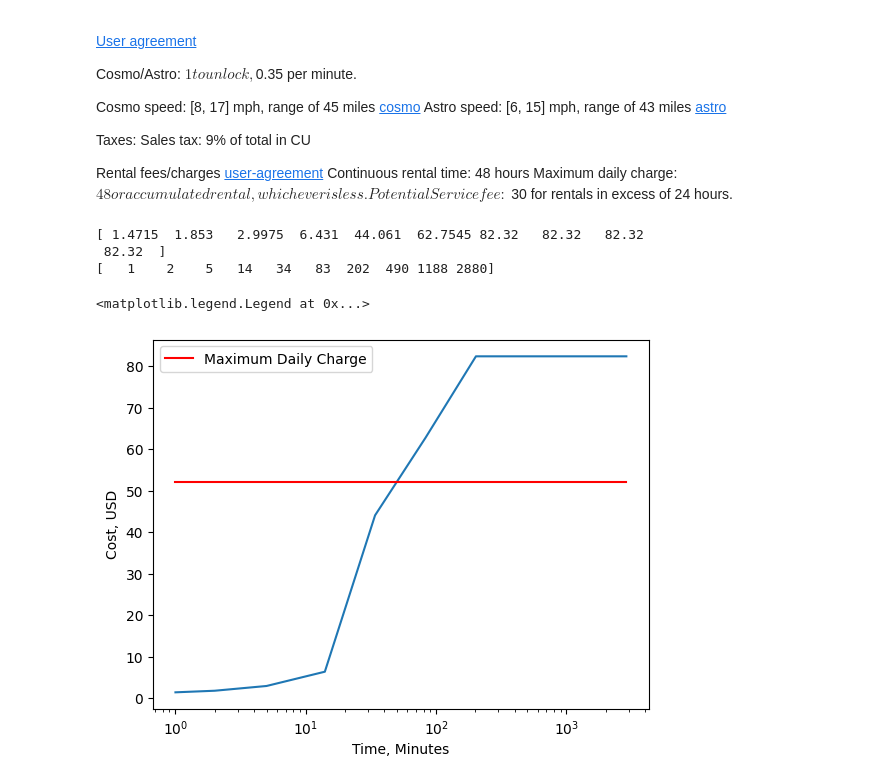
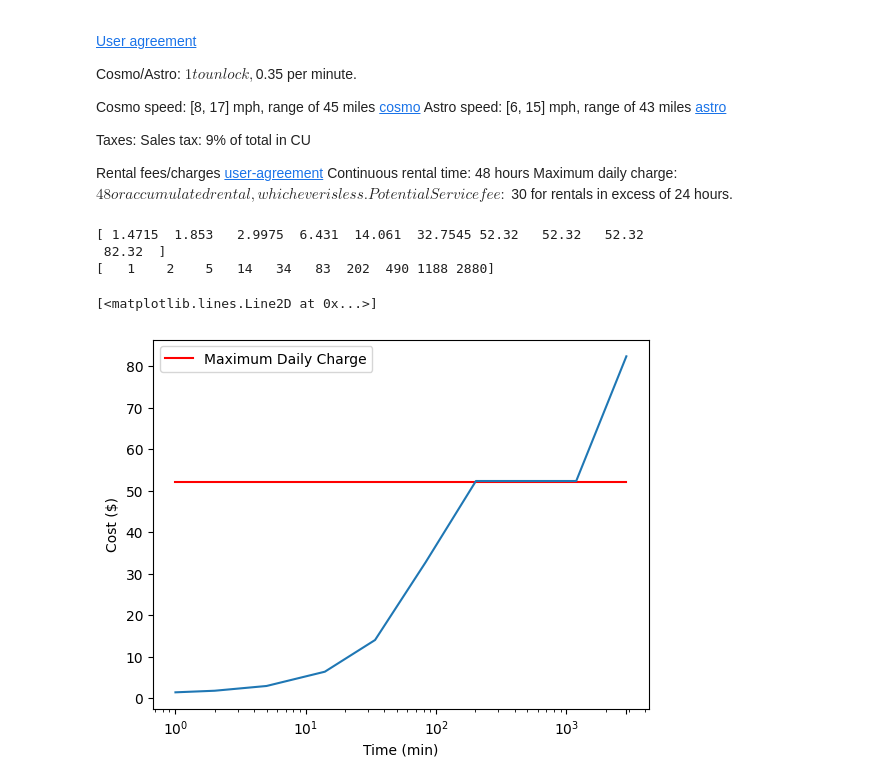
Before and after one commit to ematth/veoride-cost-analysis, a Jupyter notebook: cost-analysis.ipynb, the cells around one changed output. Cells and saved outputs as stored; diff of their text form; code cells hidden in the pictures.

Commit message:
cost efficiency, bike ranges

```diff
--- a/cost-analysis.ipynb
+++ b/cost-analysis.ipynb
@@ -20,7 +21,7 @@ Continuous rental time: 48 hours
 Maximum daily charge: $48 or accumulated rental, whichever is less.
 Potential Service fee: $30 for rentals in excess of 24 hours.
 # %%
-cost = lambda t: 1.09 * (np.minimum((1 + (0.35 * t)), 48)) + ((t > 24)*30)
+cost = lambda t: 1.09 * (np.minimum((1 + (0.35 * t)), 48)) + ((t > 24*60)*30)
 
 time = np.geomspace(start=1, stop=48*60, num=10, dtype=int)
 
@@ -28,22 +29,31 @@ time = np.geomspace(start=1, stop=48*60, num=10, dtype=int)
 print(cost(time))
 print(time)
 # %% [output]
-[ 1.4715  1.853   2.9975  6.431  44.061  62.7545 82.32   82.32   82.32
+[ 1.4715  1.853   2.9975  6.431  14.061  32.7545 52.32   52.32   52.32
  82.32  ]
 [   1    2    5   14   34   83  202  490 1188 2880]
 # %%
-fig, ax = plt.subplots()
+def cost_plot(max_charge_bool=True, x_label='Time (min)', y_label='Cost ($)'):
+    fig, ax = plt.subplots()
 
+    #ax.plot(time, cost(time))
+
+    ax.set_xticks(time)
+    ax.set_xscale('log')
+    ax.set_xlabel(x_label)
+    ax.set_ylabel(y_label)
+    ticks = np.array([1, 10, 100, 1000, 2880])
+    ax.set_xticks(ticks)
+    #ax.set_xticklabels(time)
+
+    if max_charge_bool:
+        max_charge = ax.plot(time, np.full_like(time, 48*1.09), color='red', label='Maximum Daily Charge')
+
+    ax.legend()
+    return fig, ax
+
+fig, ax = cost_plot()
 ax.plot(time, cost(time))
-
-ax.set_xticks(time)
-ax.set_xscale('log')
-ax.set_xlabel('Time, Minutes')
-ax.set_ylabel('Cost, USD')
-
-max_charge = ax.plot(time, np.full_like(time, 48*1.09), color='red', label='Maximum Daily Charge')
-
-ax.legend()
 # %% [output]
-<matplotlib.legend.Legend at 0x...>
+[<matplotlib.lines.Line2D at 0x...>]
-[figure, old version]
+[figure, new version]
```
Also changed, not shown: parts of 2 cells of this notebook.
